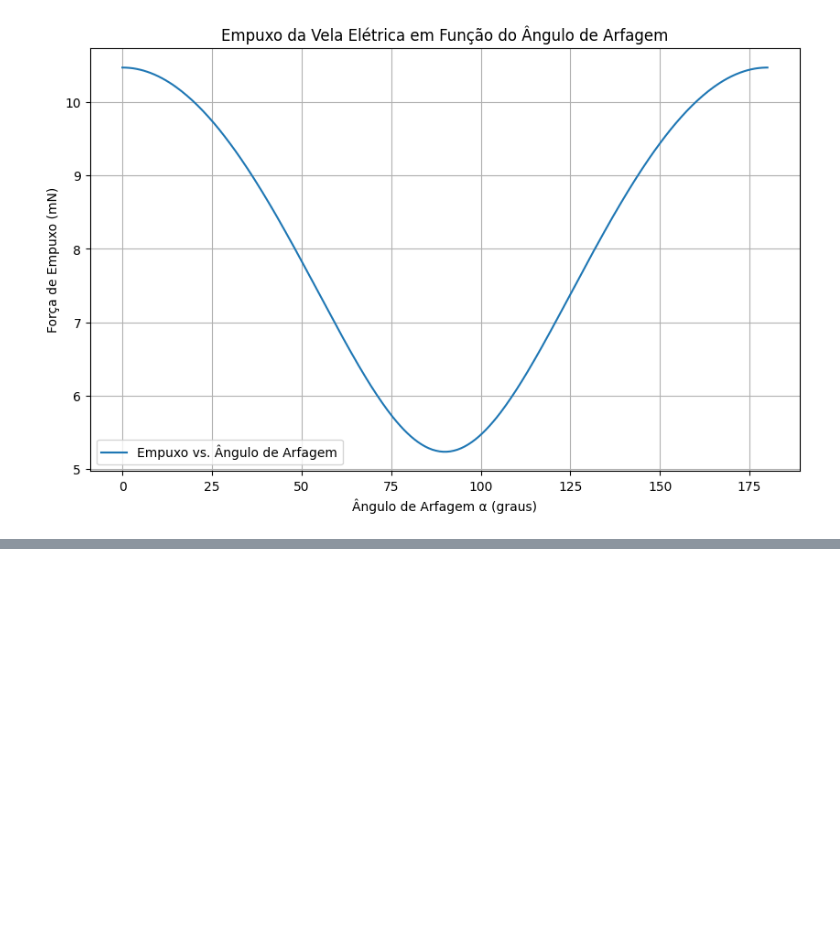
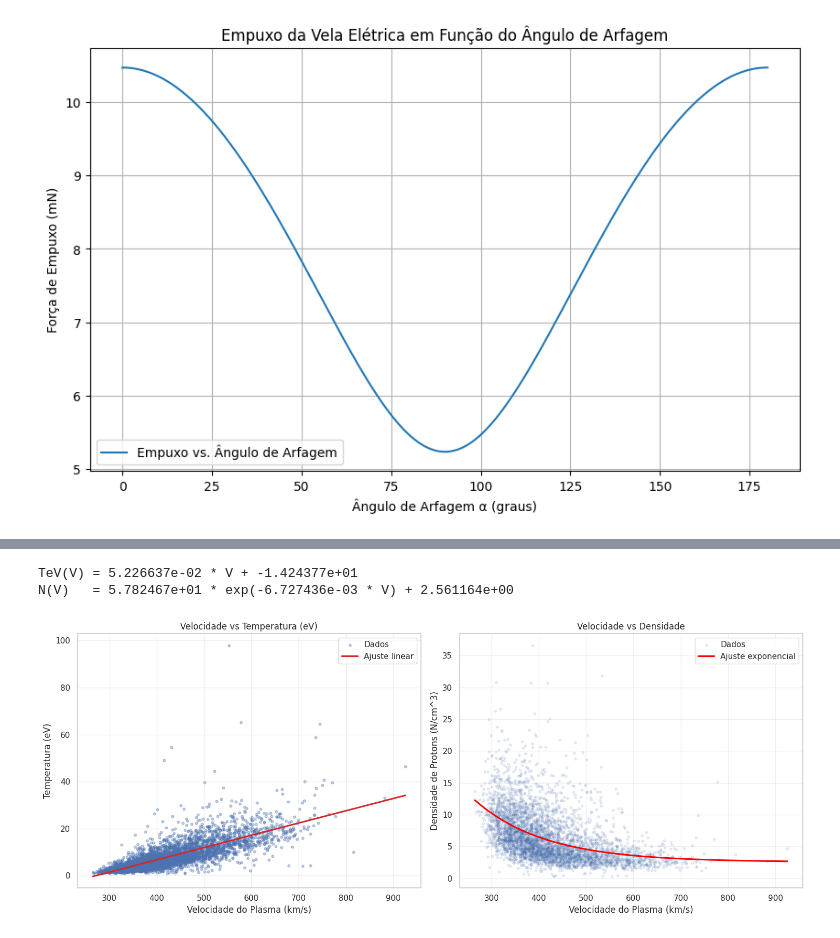
Before and after one commit to araaesp/Electric-Sail, a Jupyter notebook: src/data_analysis.ipynb, the cells around one changed output, grey strips where cells are left out. Drawn from its saved outputs; the diff is of its cells as text; code cells hidden in the pictures; blank space fills up the shorter version.

```diff
--- a/src/data_analysis.ipynb
+++ b/src/data_analysis.ipynb
@@ -354,0 +404,69 @@ plt.show()
+# %%
+import numpy as np
+import matplotlib.pyplot as plt
+from scipy.stats import linregress
+from scipy.optimize import curve_fit
+
+#Kelvin pra eV
+df_limpo = df_limpo.copy()
+df_limpo["Temperatura_eV"] = df_limpo["Temperatura"] / 11604.5
+
+_df_fit = df_limpo[["Velocidade", "Temperatura_eV", "Densidade"]].dropna().copy()
+
+x = _df_fit["Velocidade"].to_numpy(dtype=float)
+y_temp_ev = _df_fit["Temperatura_eV"].to_numpy(dtype=float)
+y_dens = _df_fit["Densidade"].to_numpy(dtype=float)
+
+#Ajuste linear T(V) = a*V + b
+lin = linregress(x, y_temp_ev)
+a_lin = lin.slope
+b_lin = lin.intercept
+
+# Ajuste nao-linear N(V) = a*exp(-b*V) + c
+def densidade_exp_assintota(v, a, b, c):
+    return a * np.exp(-b * v) + c
+
+p0 = [max(y_dens) - min(y_dens), 5e-3, min(y_dens)]
+bounds = ([0.0, 0.0, 0.0], [np.inf, 1.0, np.inf])
+
+params, _ = curve_fit(
+    densidade_exp_assintota,
+    x,
+    y_dens,
+    p0=p0,
+    bounds=bounds,
+    maxfev=20000,
+)
+a_exp, b_exp, c_exp = params
+
+print(f"TeV(V) = {a_lin:.6e} * V + {b_lin:.6e}")
+print(f"N(V)   = {a_exp:.6e} * exp(-{b_exp:.6e} * V) + {c_exp:.6e}")
+
+x_fit = np.linspace(np.min(x), np.max(x), 500)
+y_fit_temp = a_lin * x_fit + b_lin
+y_fit_dens = densidade_exp_assintota(x_fit, a_exp, b_exp, c_exp)
+
+fig, (ax1, ax2) = plt.subplots(1, 2, figsize=(15, 6))
+
+ax1.scatter(x, y_temp_ev, s=12, alpha=0.35, label="Dados")
+ax1.plot(x_fit, y_fit_temp, color="tab:red", lw=2.2, label="Ajuste linear")
+ax1.set_title("Velocidade vs Temperatura (eV)")
+ax1.set_xlabel("Velocidade do Plasma (km/s)")
+ax1.set_ylabel("Temperatura (eV)")
+ax1.grid(True, alpha=0.3)
+ax1.legend()
+
+ax2.scatter(x, y_dens, s=10, alpha=0.12, label="Dados")
+ax2.plot(x_fit, y_fit_dens, color="red", lw=2.2, label="Ajuste exponencial")
+ax2.set_title("Velocidade vs Densidade")
+ax2.set_xlabel("Velocidade do Plasma (km/s)")
+ax2.set_ylabel("Densidade de Protons (N/cm^3)")
+ax2.grid(True, alpha=0.3)
+ax2.legend()
+
+plt.tight_layout()
+plt.show()
+# %% [output]
+TeV(V) = 5.226637e-02 * V + -1.424377e+01
+N(V)   = 5.782467e+01 * exp(-6.727436e-03 * V) + 2.561164e+00
+[figure, added]
```
Also changed, not shown: parts of 2 cells of this notebook, 1 other file.
